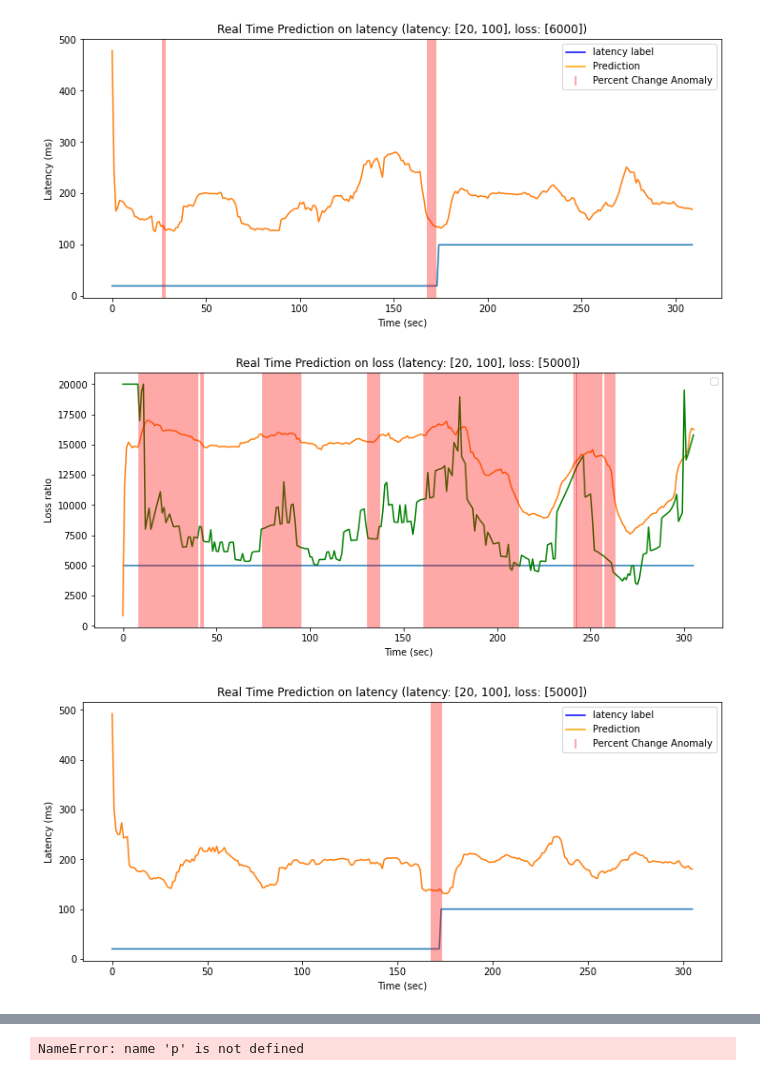
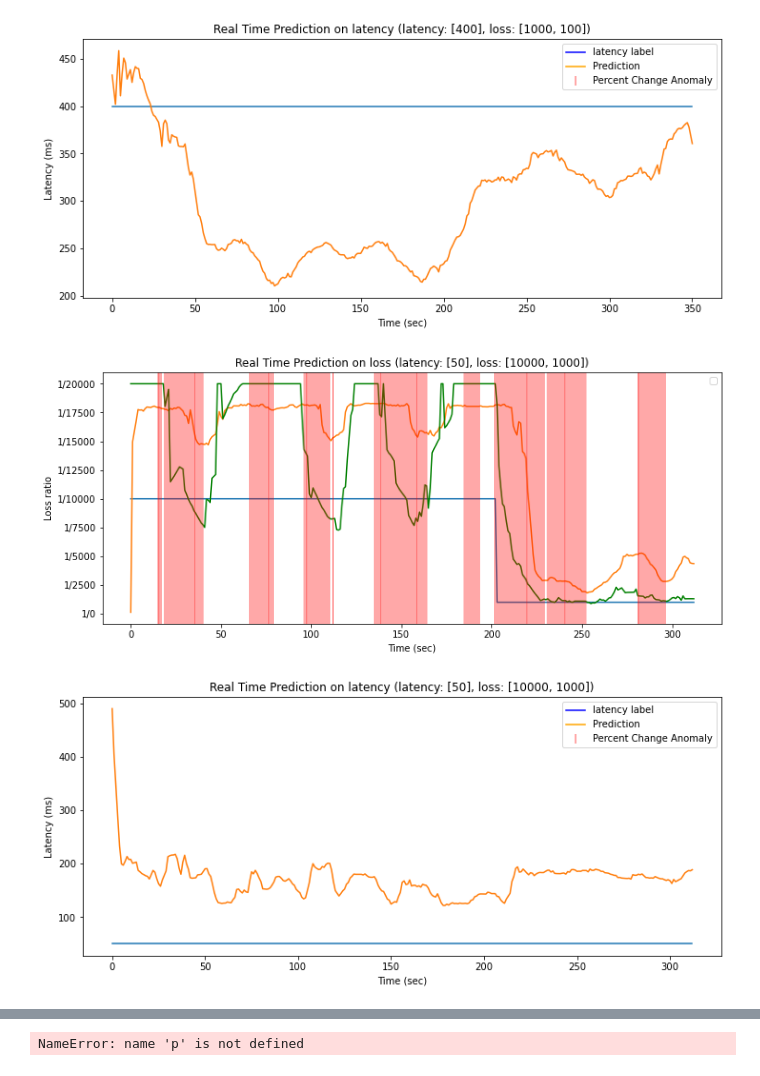
Before and after one commit to LauraDiao/Anomaly_Detectives, a Jupyter notebook: wk10.ipynb, the cells around one changed output, grey strips where cells are left out. Cells and saved outputs as stored; diff of their text form; code cells hidden in the pictures.

Commit message:
test data generated

```diff
--- a/wk10.ipynb
+++ b/wk10.ipynb
@@ -23,0 +24,9 @@ R2 Score: 0.684259232151802
+# %%
+lossmodel = gen_model("loss")
+latmodel = gen_model("latency")
+
+lossp, latp = performance_metrics('data/raw/train_c',lossmodel, latmodel, classify=True, verbose=False)
+lossp.to_csv('data/out/loss_model_test_metrics.csv')
+latp.to_csv('data/out/latency_model_test_metrics.csv')
+
+#TODO anomaly detection series? zipfile of our data in repo? clean target update? run target model?
@@ -24,3 +57,3 @@ R2 Score: 0.684259232151802
 # %%
-lossp, latp = performance_metrics('data/wk10data',lossmodel, latmodel, classify=True, verbose=False)
+lossp, latp = performance_metrics('data/jenna_week8_data',lossmodel, latmodel, classify=True, verbose=False)
 # %% [output]
@@ -47,3 +80,3 @@ test dataframe latency prediction within pct err threshold of 0.15: 0.0596026490
-[figure, old version]
+[figure, new version]
-[figure, old version]
+[figure, new version]
-[figure, old version]
+[figure, new version]
```
Also changed, not shown: parts of 4 cells of this notebook, 7 other files.
